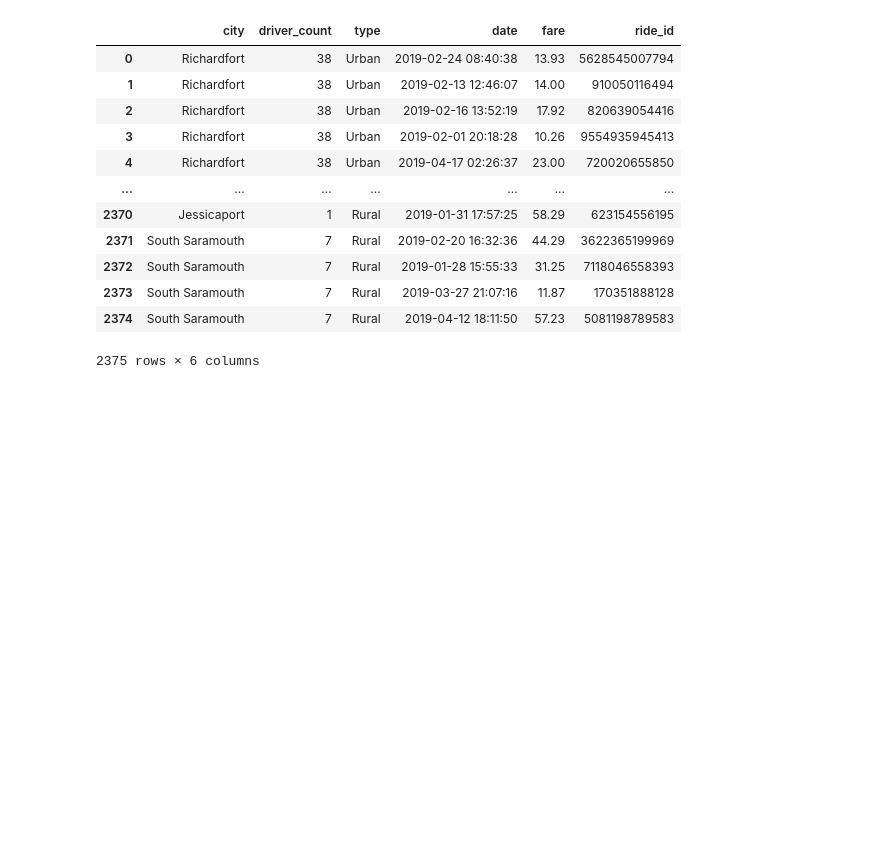
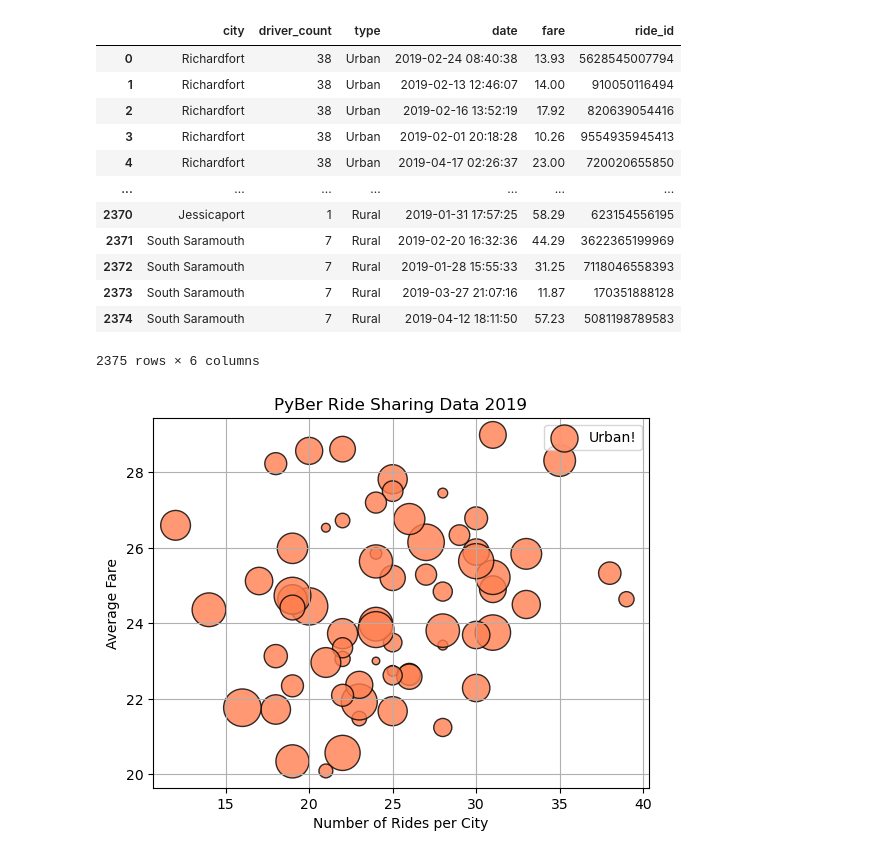
Before and after one commit to Smor-1/PyBer_Analysis, a Jupyter notebook: PyBer_Analysis.ipynb, the cells around one changed output. Drawn from its saved outputs; the diff is of its cells as text; code cells hidden in the pictures; blank space fills up the shorter version.

```diff
--- a/PyBer_Analysis.ipynb
+++ b/PyBer_Analysis.ipynb
@@ -102,3 +102,33 @@ pyber_df
 | 2373 | South Saramouth | 7 | Rural | 2019-03-27 21:07:16 | 11.87 | 170351888128 |
 | 2374 | South Saramouth | 7 | Rural | 2019-04-12 18:11:50 | 57.23 | 5081198789583 |
 2375 rows × 6 columns
+# %%
+#creating dataframes for each type of city
+
+urban_cities = pyber_df[pyber_df["type"] == "Urban"]
+suburban_cities = pyber_df[pyber_df["type"] == "Suburban"]
+rural_cities = pyber_df[pyber_df["type"] == "Rural"]
+# %%
+urban_ride_count = urban_cities.value_counts("city")
+suburban_ride_count = suburban_cities.value_counts("city")
+rural_ride_count = rural_cities.value_counts("city")
+# %%
+urban_avg_fare = urban_cities.groupby("city").mean()["fare"]
+suburban_avg_fare = suburban_cities.groupby("city").mean()["fare"]
+rural_avg_fare = rural_cities.groupby("city").mean()["fare"]
+# %%
+urban_driver_cnt = urban_cities.groupby("city").mean()["driver_count"]
+suburban_driver_cnt = suburban_cities.groupby("city").mean()["driver_count"]
+rural_driver_cnt = rural_cities.groupby("city").mean()["driver_count"]
+# %%
+plt.scatter(urban_ride_count , urban_avg_fare , s = 10*urban_driver_cnt , c = "coral" , edgecolor = "black" , linewidths = 1 , alpha = 0.8, label = "Urban!")
+plt.title("PyBer Ride Sharing Data 2019")
+plt.ylabel("Average Fare")
+plt.xlabel("Number of Rides per City")
+plt.grid()
+plt.legend()
+
+
+plt.show()
+# %% [output]
+[figure, added]
```
Also changed, not shown: parts of 3 cells of this notebook, 4 other files.
